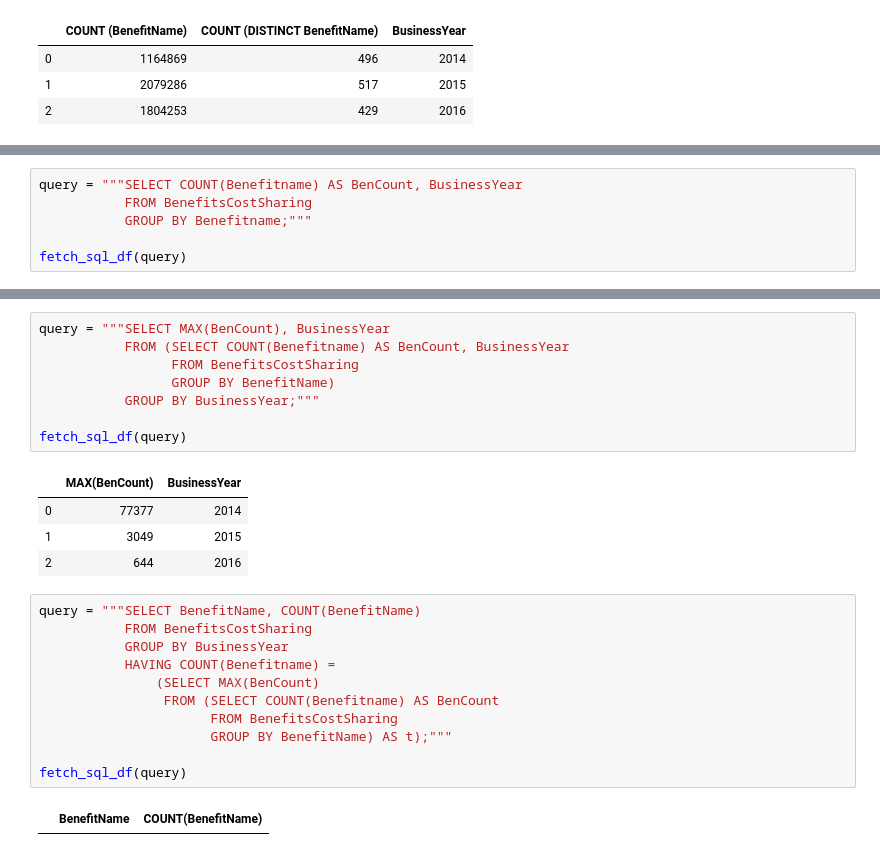
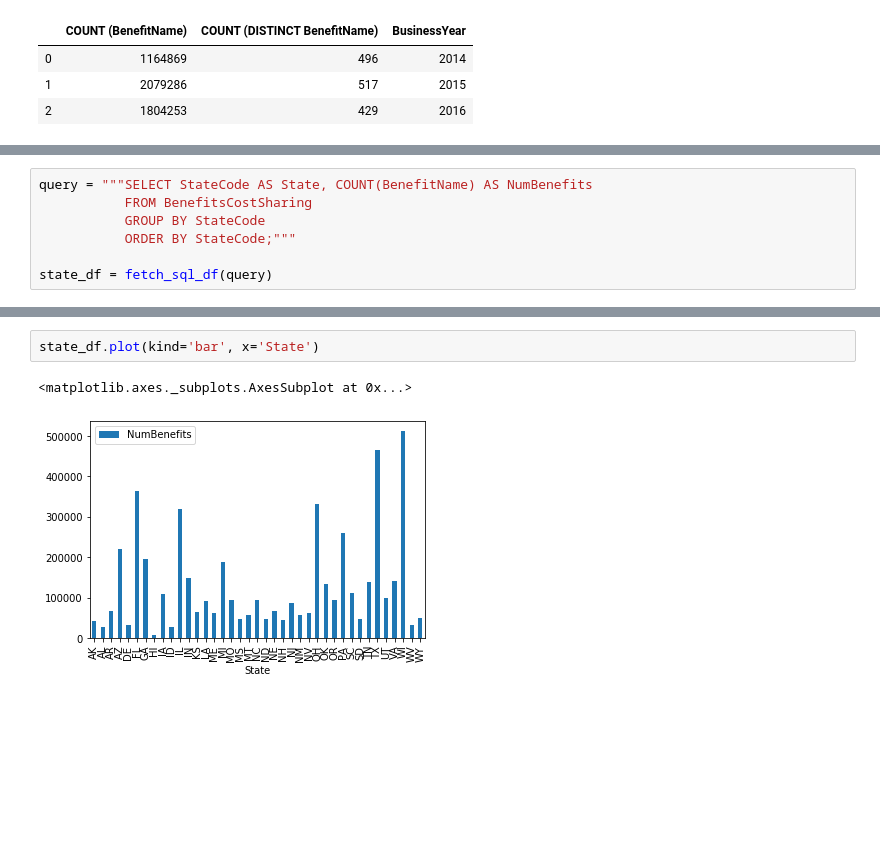
Before and after one commit to willjdew/Health_Insurance_Marketplace, a Jupyter notebook: notebooks/Health_Insurance.ipynb, the cells around one changed output, grey strips where cells are left out. Cells and saved outputs as stored; diff of their text form; blank space fills up the shorter version.

```diff
--- a/notebooks/Health_Insurance.ipynb
+++ b/notebooks/Health_Insurance.ipynb
@@ -147,6 +184,7 @@ fetch_sql_df(query)
 # %%
-query = """SELECT COUNT(Benefitname) AS BenCount, BusinessYear
+query = """SELECT StateCode AS State, COUNT(BenefitName) AS NumBenefits
            FROM BenefitsCostSharing
-           GROUP BY Benefitname;"""
+           GROUP BY StateCode
+           ORDER BY StateCode;"""
 
-fetch_sql_df(query)
+state_df = fetch_sql_df(query)
@@ -167,26 +191,5 @@ fetch_sql_df(query)
-# %%
-query = """SELECT MAX(BenCount), BusinessYear
-           FROM (SELECT COUNT(Benefitname) AS BenCount, BusinessYear
-                 FROM BenefitsCostSharing
-                 GROUP BY BenefitName)
-           GROUP BY BusinessYear;"""
-
-fetch_sql_df(query)
-# %% [output]
-|  | MAX(BenCount) | BusinessYear |
-| 0 | 77377 | 2014 |
-| 1 | 3049 | 2015 |
-| 2 | 644 | 2016 |
-# %%
-query = """SELECT BenefitName, COUNT(BenefitName)
-           FROM BenefitsCostSharing
-           GROUP BY BusinessYear
-           HAVING COUNT(Benefitname) =
-               (SELECT MAX(BenCount)
-                FROM (SELECT COUNT(Benefitname) AS BenCount
-                      FROM BenefitsCostSharing
-                      GROUP BY BenefitName) AS t);"""
-
-fetch_sql_df(query)
-# %% [output]
-|  | BenefitName | COUNT(BenefitName) |
+# %%
+state_df.plot(kind='bar', x='State')
+# %% [output]
+<matplotlib.axes._subplots.AxesSubplot at 0x...>
+[figure, added]
```
Also changed, not shown: parts of 7 cells of this notebook.
